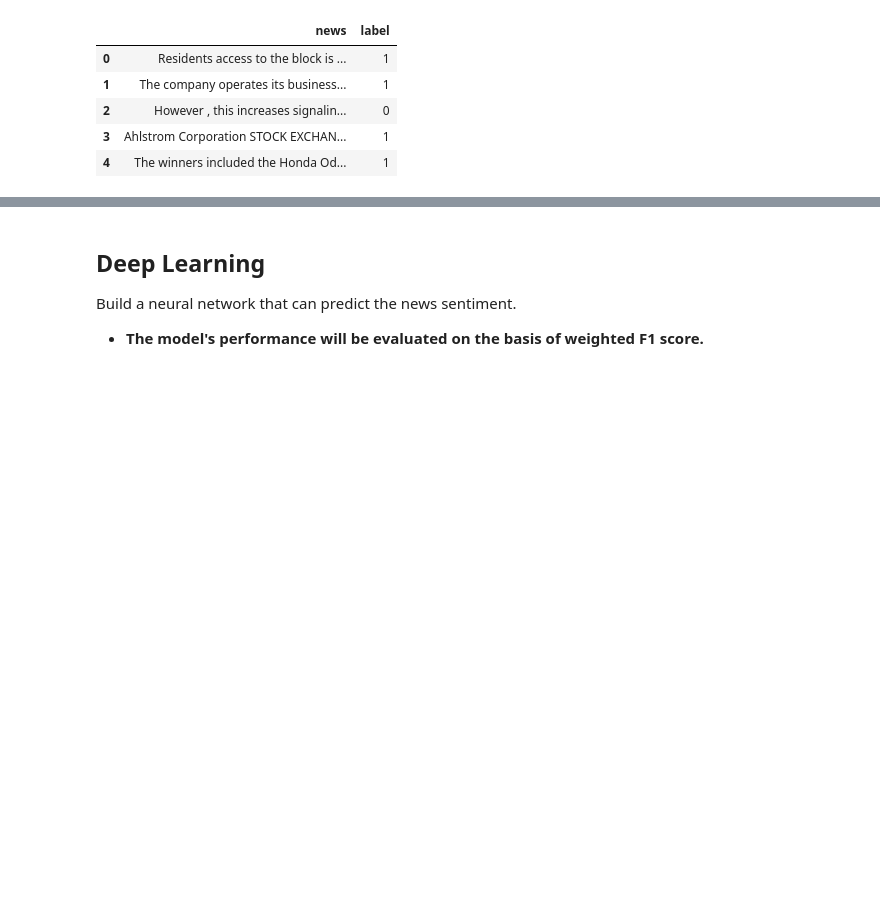
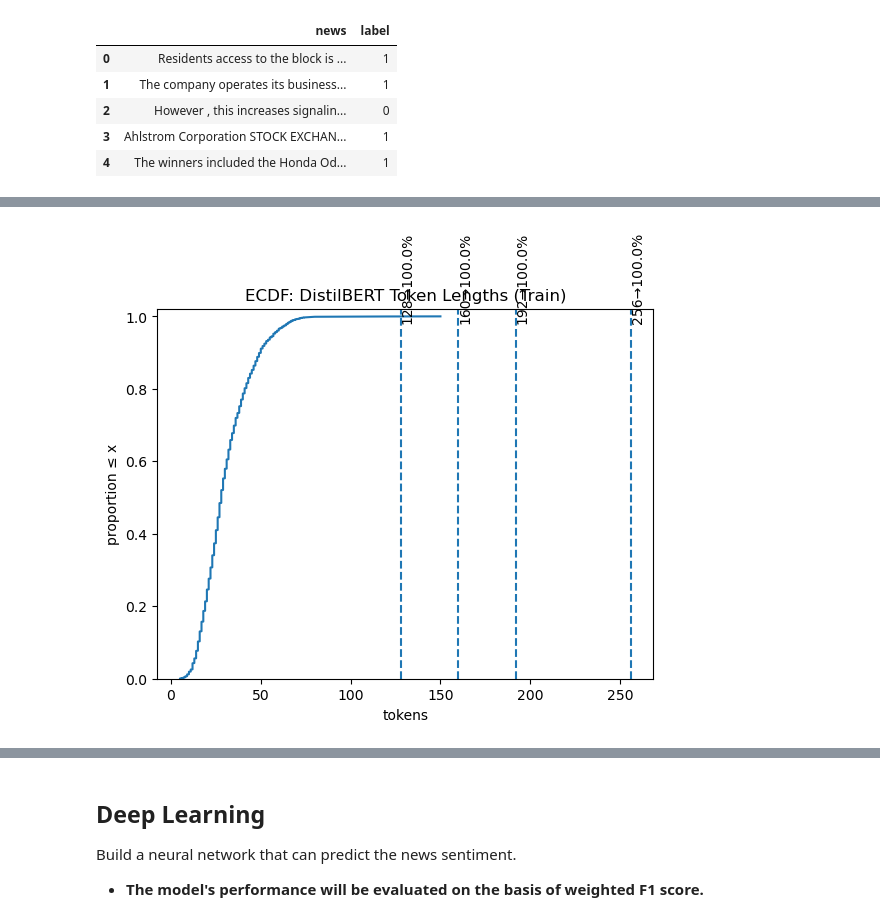
Before and after one commit to ygriceu/Neural-Networks, a Jupyter notebook: Questions.ipynb, the cells around one changed output, grey strips where cells are left out. Cells and saved outputs as stored; diff of their text form; code cells hidden in the pictures; blank space fills up the shorter version.

```diff
--- a/Questions.ipynb
+++ b/Questions.ipynb
@@ -56,0 +232,19 @@ data.head()
+# %%
+# Cell 7: ECDF for token lengths
+x = np.sort(tr["len_tok"].values)
+y = np.arange(1, len(x)+1) / len(x)
+
+fig = plt.figure()
+plt.plot(x, y)
+for L in [128, 160, 192, 256]:
+    # draw vertical helper
+    idx = np.searchsorted(x, L, side="right")
+    pct = idx / len(x)
+    plt.axvline(L, linestyle="--")
+    plt.text(L, min(0.98, pct+0.02), f"{L}→{pct*100:.1f}%", rotation=90, va="bottom")
+plt.title("ECDF: DistilBERT Token Lengths (Train)")
+plt.xlabel("tokens"); plt.ylabel("proportion ≤ x")
+plt.ylim(0,1.02)
+plt.show()
+# %% [output]
+[figure, added]
```
Also changed, not shown: parts of 14 cells of this notebook, 1 other file.
